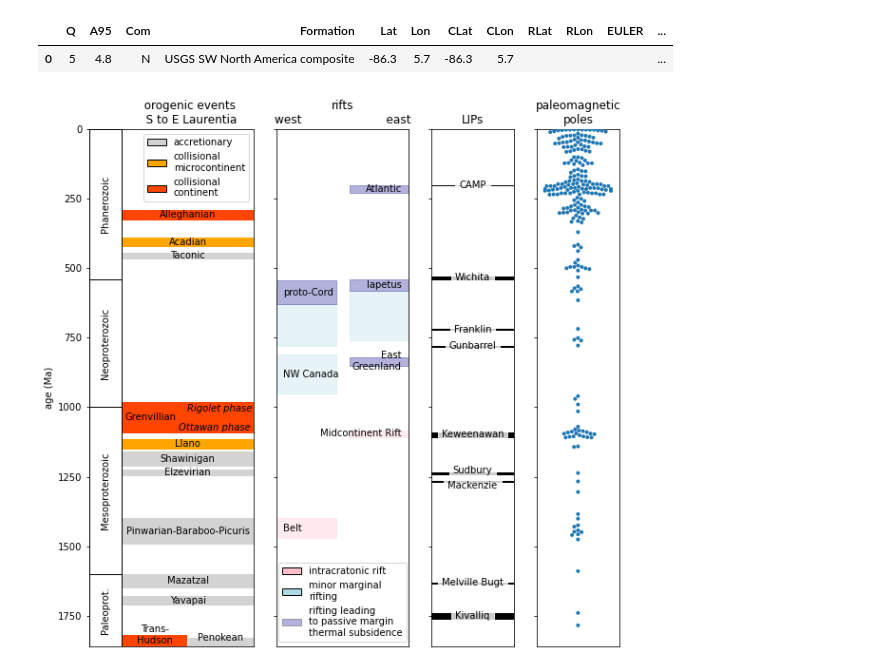
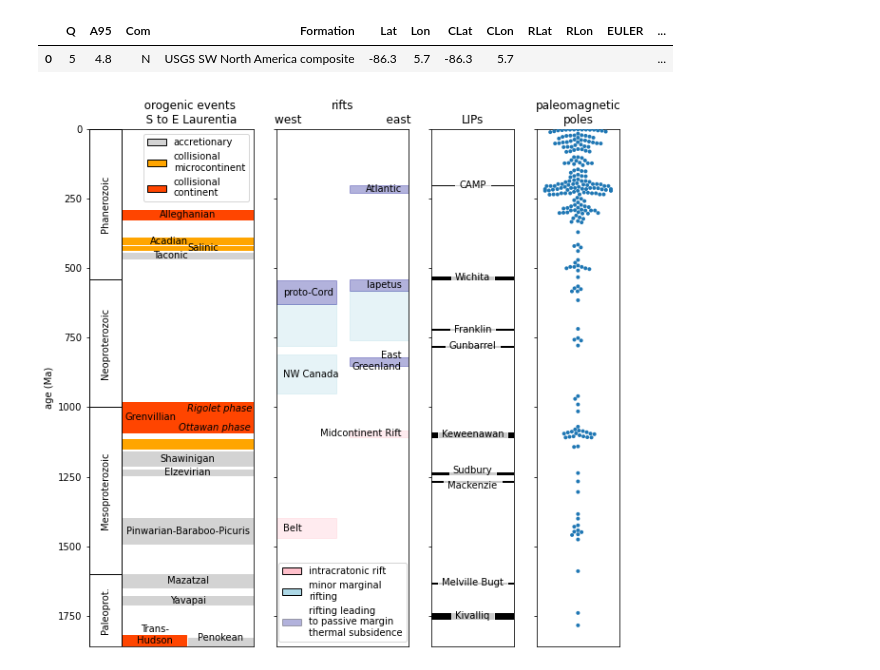
Before and after one commit to Swanson-Hysell-Group/Laurentia_Paleogeography, a Jupyter notebook: Code/Laurentia_tectonic_summary.ipynb, the cells around one changed output. Cells and saved outputs as stored; diff of their text form; code cells hidden in the pictures.

Commit message:
add Salinic orogeny

```diff
--- a/Code/Laurentia_tectonic_summary.ipynb
+++ b/Code/Laurentia_tectonic_summary.ipynb
@@ -90,8 +90,12 @@ for event in tectonic_events.index:
         name = tectonic_events['name'][event]
         rect = plt.Rectangle((0.2, end), 1, start-end, color='orange')
         ax_orogeny.add_patch(rect)
-        plt.text(0.6,(start+end)/2,name,
-                 verticalalignment='center',horizontalalignment='center')
+        if tectonic_events['name'][event] == 'Salinic':
+            plt.text(0.6,(start+end)/2,name,
+                     verticalalignment='center',horizontalalignment='left')
+        if tectonic_events['name'][event] == 'Acadian':
+            plt.text(0.6,(start+end)/2,name,
+                     verticalalignment='center',horizontalalignment='right')
 
     elif tectonic_events['event_type'][event] == 'orogeny_accretionary':
         start = tectonic_events['start'][event]
@@ -105,8 +109,12 @@ for event in tectonic_events.index:
         else:
             rect = plt.Rectangle((0.2, end), 1, start-end, color='lightgrey')
             ax_orogeny.add_patch(rect)
-            plt.text(0.6,(start+end)/2,name,
-                     verticalalignment='center',horizontalalignment='center')
+            if tectonic_events['name'][event] == 'Taconic':
+                plt.text(0.6,(start+end)/2,name,
+                         verticalalignment='center',horizontalalignment='right')
+            else:
+                plt.text(0.6,(start+end)/2,name,
+                         verticalalignment='center',horizontalalignment='center')
 
 for era in Prot_Phan_timescale.index:
     start = Prot_Phan_timescale['b_age'][era]
@@ -228,32 +236,32 @@ plt.tick_params(
     axis='x',          # changes apply to the x-axis
     which='both',      # both major and minor ticks are affected
     bottom=False,      # ticks along the bottom edge are off
     top=False,         # ticks along the top edge are off
     labelbottom=False) # labels along the bottom edge are off
 plt.tick_params(
     axis='y',          # changes apply to the x-axis
     which='both',      # both major and minor ticks are affected
     left=True,      # ticks along the left edge are off
     labelleft=False) # labels along the bottom edge are off
 
 ax_Poles = fig.add_subplot(gs[3])
 
 sns.swarmplot(y=Laurentia_Precambrian_poles['nominal age'].tolist()+Phanerozoic_poles['Age'].tolist(),size=4)
 plt.title('paleomagnetic\npoles')
 plt.ylim(1860,0)
 plt.tick_params(
     axis='x',          # changes apply to the x-axis
     which='both',      # both major and minor ticks are affected
     bottom=False,      # ticks along the bottom edge are off
     top=False,         # ticks along the top edge are off
     labelbottom=False) # labels along the bottom edge are off
 plt.tick_params(
     axis='y',          # changes apply to the x-axis
     which='both',      # both major and minor ticks are affected
     left=True,      # ticks along the left edge are off
     labelleft=False) # labels along the bottom edge are off
 
 #plt.tight_layout()
-plt.savefig('../Figures/Tectonic_history.pdf', bbox_inches = 'tight', pad_inches = 0)
+plt.savefig('../Figures/code_output/Tectonic_history.pdf', bbox_inches = 'tight', pad_inches = 0)
 # %% [output]
-[figure, old version]
+[figure, new version]
```
Also changed, not shown: parts of 1 cell of this notebook, 2 other files.
